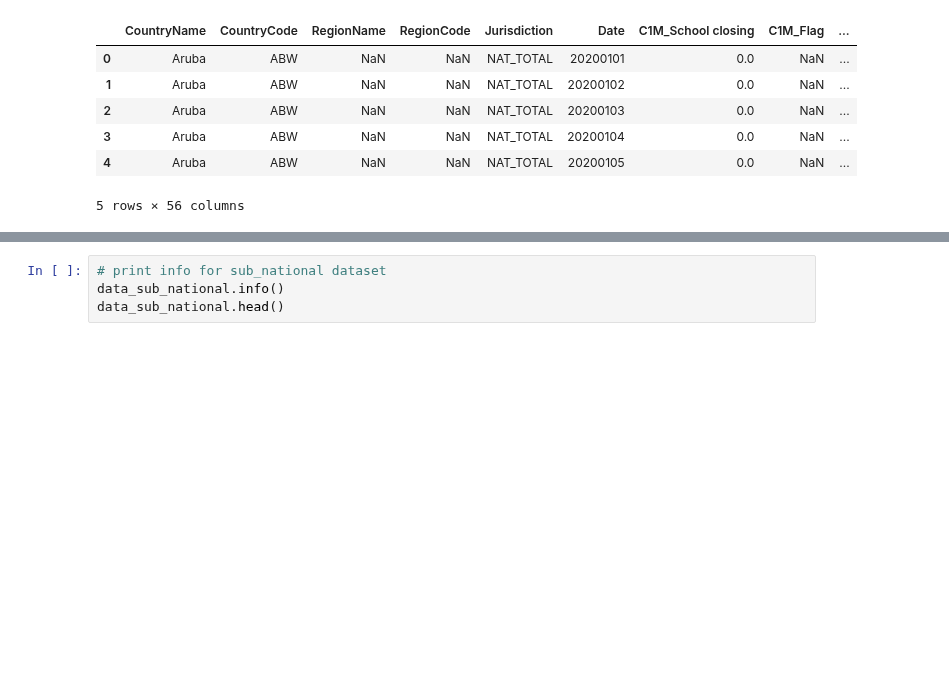
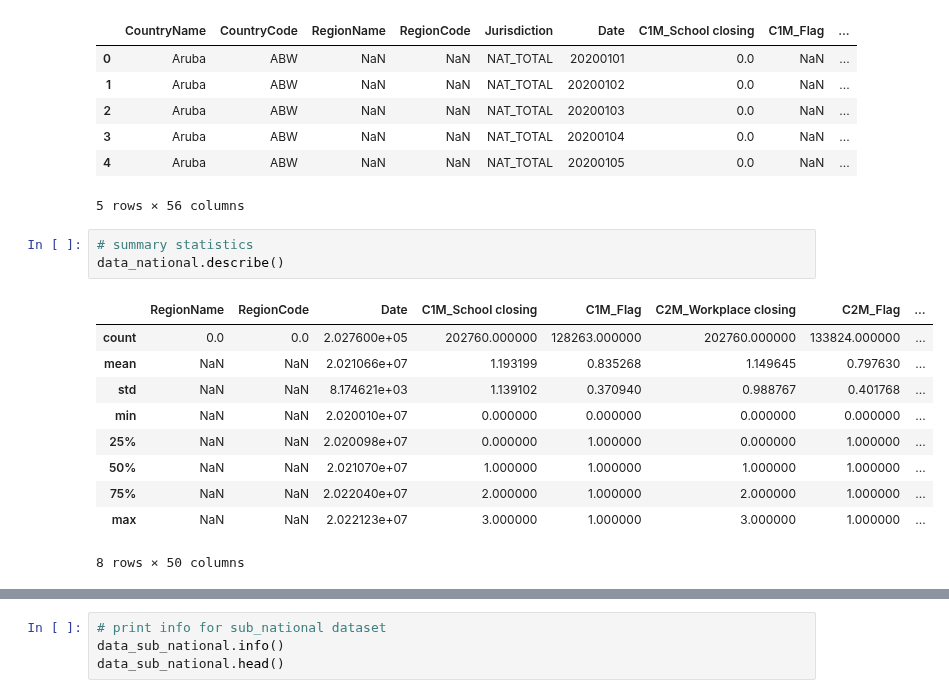
Before and after one commit to chipojaya1/myNEBDHub, a Jupyter notebook: TDSP_Group_Project.ipynb, the cells around one changed output, grey strips where cells are left out. Drawn from its saved outputs; the diff is of its cells as text; blank space fills up the shorter version.

Commit message:
Added summary statistics and exploring missing data

```diff
--- a/TDSP_Group_Project.ipynb
+++ b/TDSP_Group_Project.ipynb
@@ -58,3 +58,17 @@ memory usage: 86.6+ MB
 | 3 | Aruba | ABW | NaN | NaN | NAT_TOTAL | 20200104 | 0.0 | NaN | ... |
 | 4 | Aruba | ABW | NaN | NaN | NAT_TOTAL | 20200105 | 0.0 | NaN | ... |
 5 rows × 56 columns
+# %%
+# summary statistics
+data_national.describe()
+# %% [output]
+|  | RegionName | RegionCode | Date | C1M_School closing | C1M_Flag | C2M_Workplace closing | C2M_Flag | ... |
+| count | 0.0 | 0.0 | 2.027600e+05 | 202760.000000 | 128263.000000 | 202760.000000 | 133824.000000 | ... |
+| mean | NaN | NaN | 2.021066e+07 | 1.193199 | 0.835268 | 1.149645 | 0.797630 | ... |
+| std | NaN | NaN | 8.174621e+03 | 1.139102 | 0.370940 | 0.988767 | 0.401768 | ... |
+| min | NaN | NaN | 2.020010e+07 | 0.000000 | 0.000000 | 0.000000 | 0.000000 | ... |
+| 25% | NaN | NaN | 2.020098e+07 | 0.000000 | 1.000000 | 0.000000 | 1.000000 | ... |
+| 50% | NaN | NaN | 2.021070e+07 | 1.000000 | 1.000000 | 1.000000 | 1.000000 | ... |
+| 75% | NaN | NaN | 2.022040e+07 | 2.000000 | 1.000000 | 2.000000 | 1.000000 | ... |
+| max | NaN | NaN | 2.022123e+07 | 3.000000 | 1.000000 | 3.000000 | 1.000000 | ... |
+8 rows × 50 columns
```
Also changed, not shown: parts of 16 cells of this notebook.
